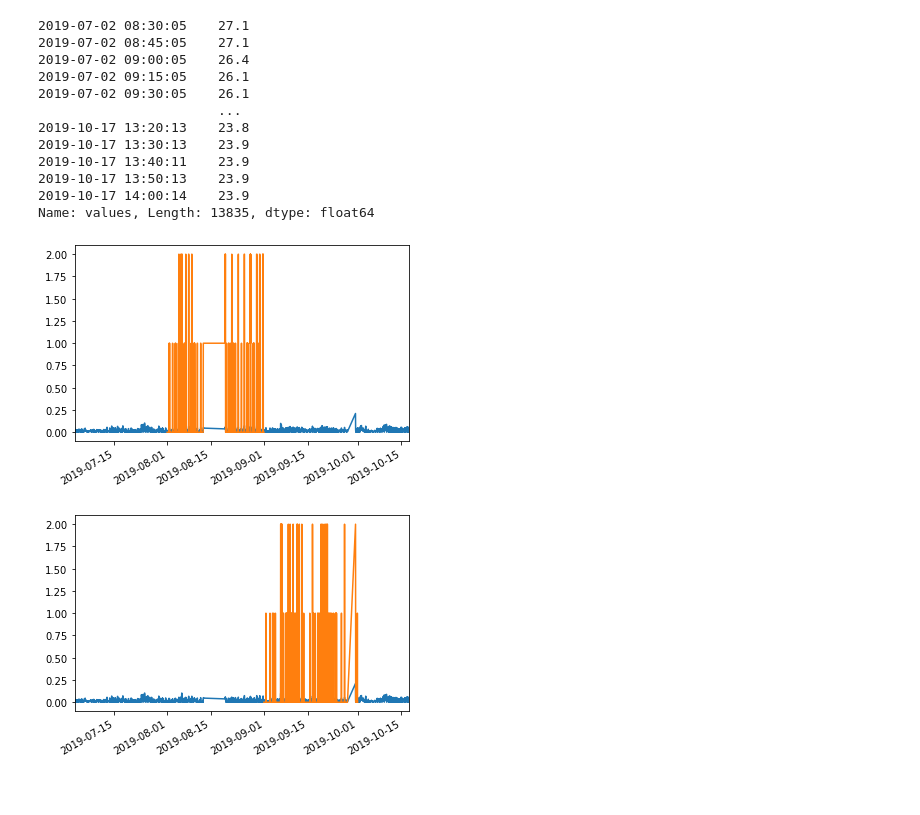
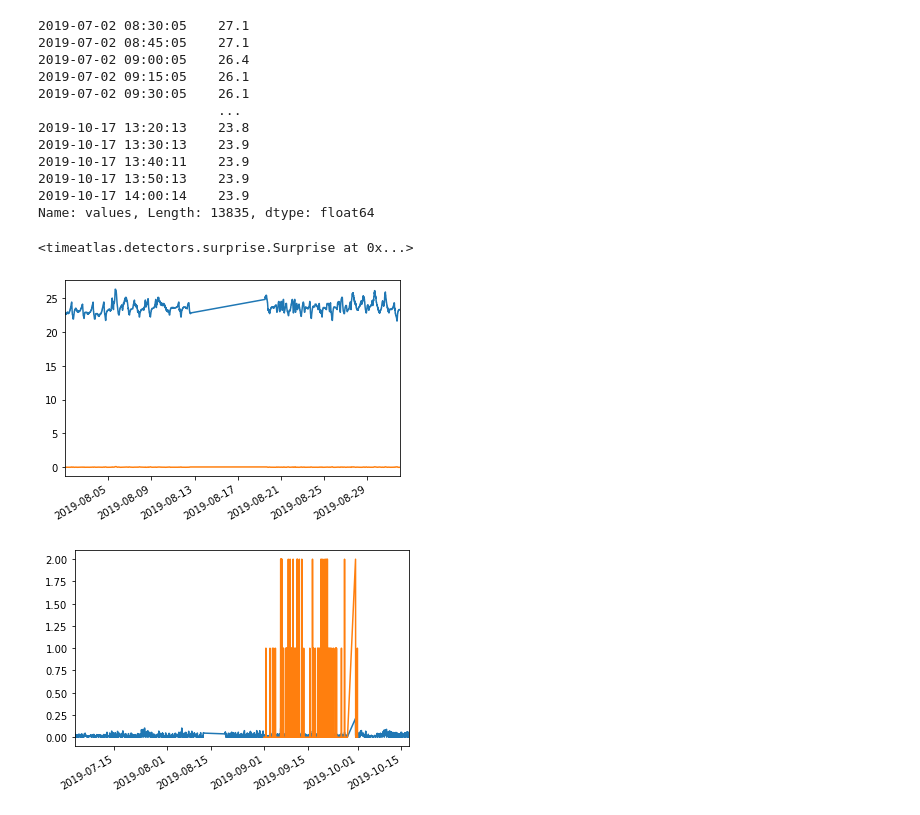
Before and after one commit to timeatlas-dev/timeatlas, a Jupyter notebook: docs/scrapbook.ipynb, the cells around one changed output. Drawn from its saved outputs; the diff is of its cells as text; code cells hidden in the pictures.

```diff
--- a/docs/scrapbook.ipynb
+++ b/docs/scrapbook.ipynb
@@ -139,5 +217,9 @@ Name: values, Length: 13835, dtype: float64
 #    .detect(ts)
 # %%
 d = detectors.Surprise(m1, metrics.relative_error)\
-    .fit(ts)
+.alerts("quantile", [0.85, 0.9])
+# %%
+d.fit(ts1)
+# %% [output]
+<timeatlas.detectors.surprise.Surprise at 0x...>
 # %%
@@ -145,8 +227,8 @@ a = d.detect(ts1)
 # %%
+d.truth.plot()
 d.surprise.plot()
-a.plot()
 # %% [output]
-[figure, old version]
+[figure, new version]
 # %%
 b = d.detect(ts2)
 # %%
```
Also changed, not shown: parts of 8 cells of this notebook, 2 other files.
